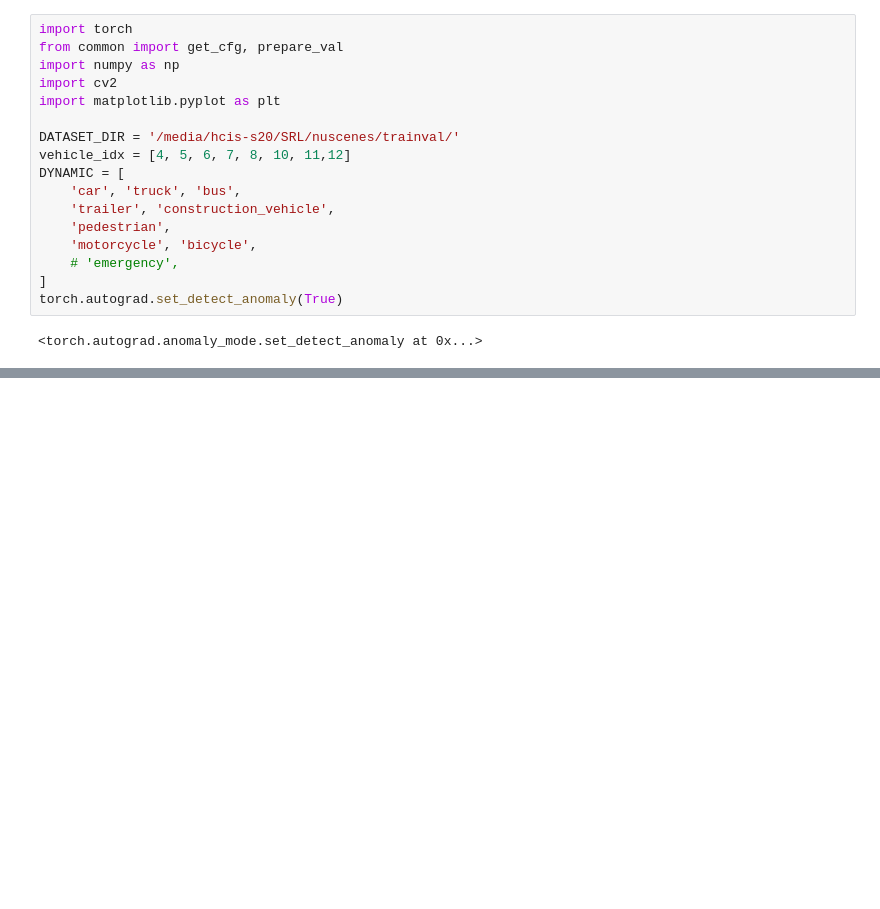
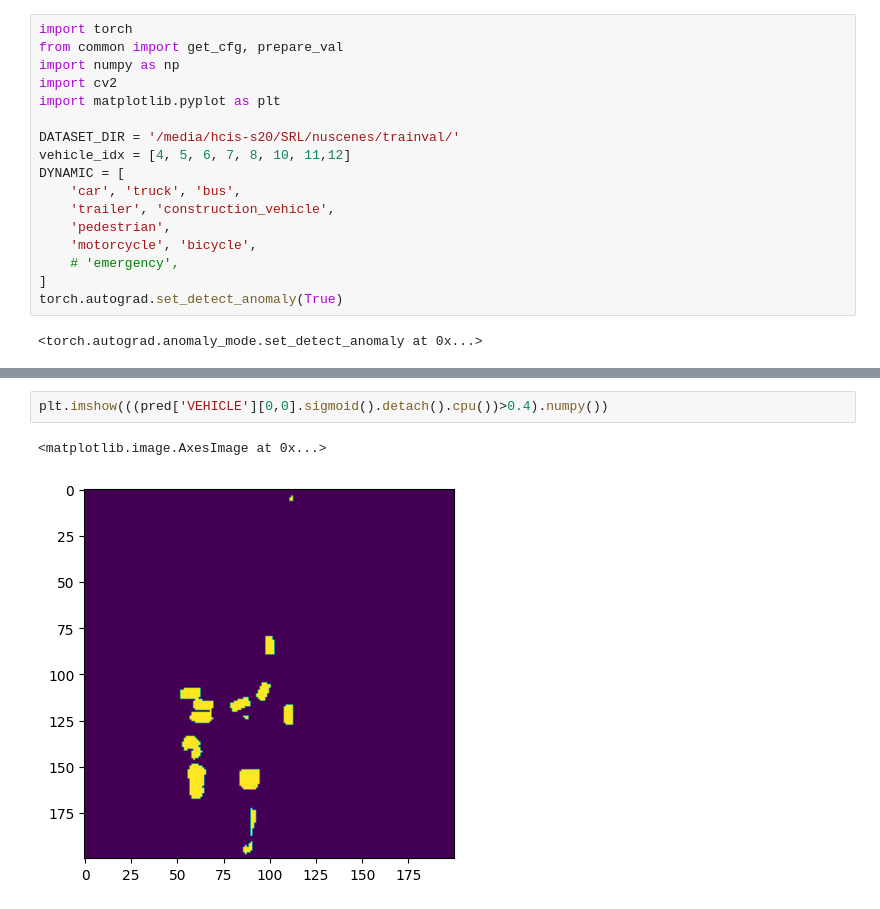
Before and after one commit to nargoo0328/cross_view_transformers, a Jupyter notebook: scripts/test_bug.ipynb, the cells around one changed output, grey strips where cells are left out. Drawn from its saved outputs; the diff is of its cells as text; blank space fills up the shorter version.

```diff
--- a/scripts/test_bug.ipynb
+++ b/scripts/test_bug.ipynb
@@ -86,0 +105,5 @@ model.metrics.update(pred,batch)
+# %%
+plt.imshow(((pred['VEHICLE'][0,0].sigmoid().detach().cpu())>0.4).numpy())
+# %% [output]
+<matplotlib.image.AxesImage at 0x...>
+[figure, added]
```
Also changed, not shown: parts of 6 cells of this notebook, 15 other files.
